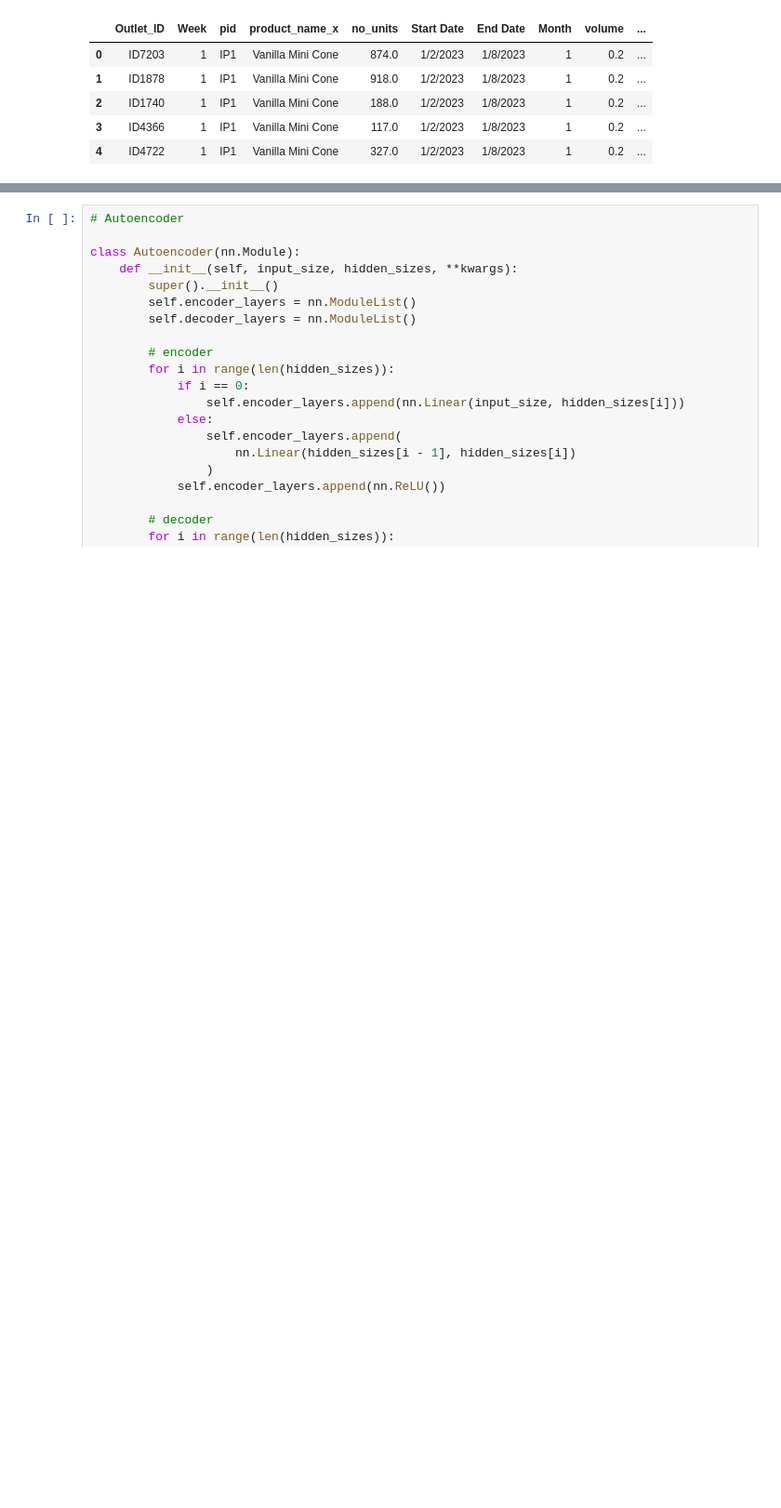
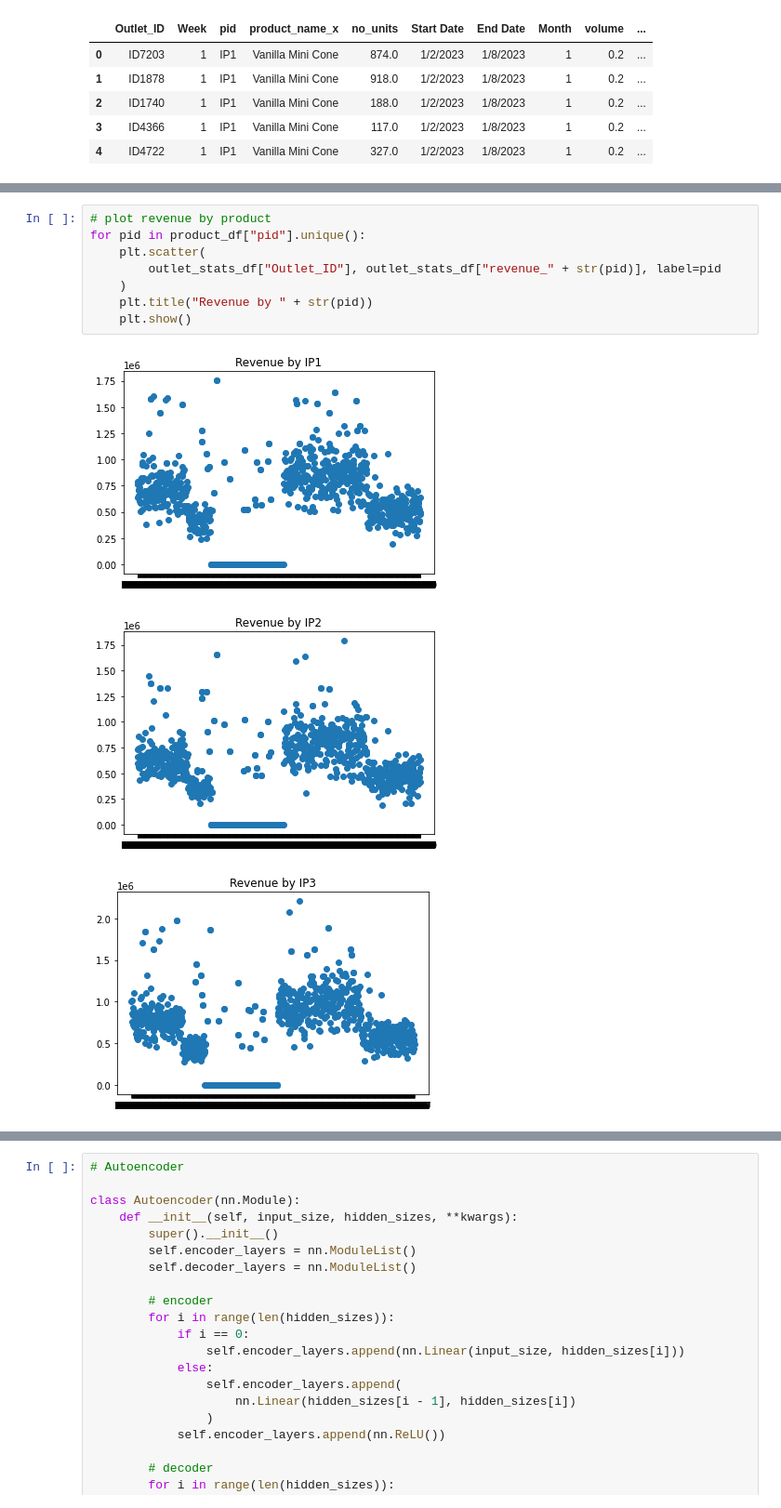
Before and after one commit to RadCod3/DataStorm-4.0-BrainLeftException-SemiFinals, a Jupyter notebook: donra.ipynb, the cells around one changed output, grey strips where cells are left out. Shown at 93% size. Drawn from its saved outputs; the diff is of its cells as text; blank space fills up the shorter version.

```diff
--- a/donra.ipynb
+++ b/donra.ipynb
@@ -183,0 +195,12 @@ plt.show()
+# %%
+# plot revenue by product
+for pid in product_df["pid"].unique():
+    plt.scatter(
+        outlet_stats_df["Outlet_ID"], outlet_stats_df["revenue_" + str(pid)], label=pid
+    )
+    plt.title("Revenue by " + str(pid))
+    plt.show()
+# %% [output]
+[figure, added]
+[figure, added]
+[figure, added]
```
Also changed, not shown: parts of 9 cells of this notebook, 3 other files.
